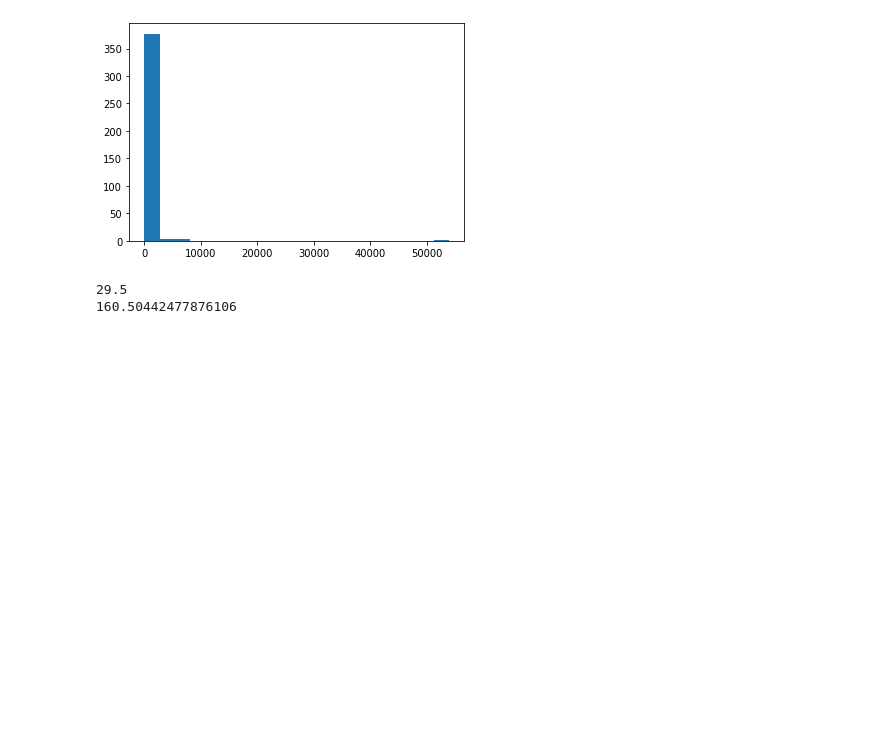
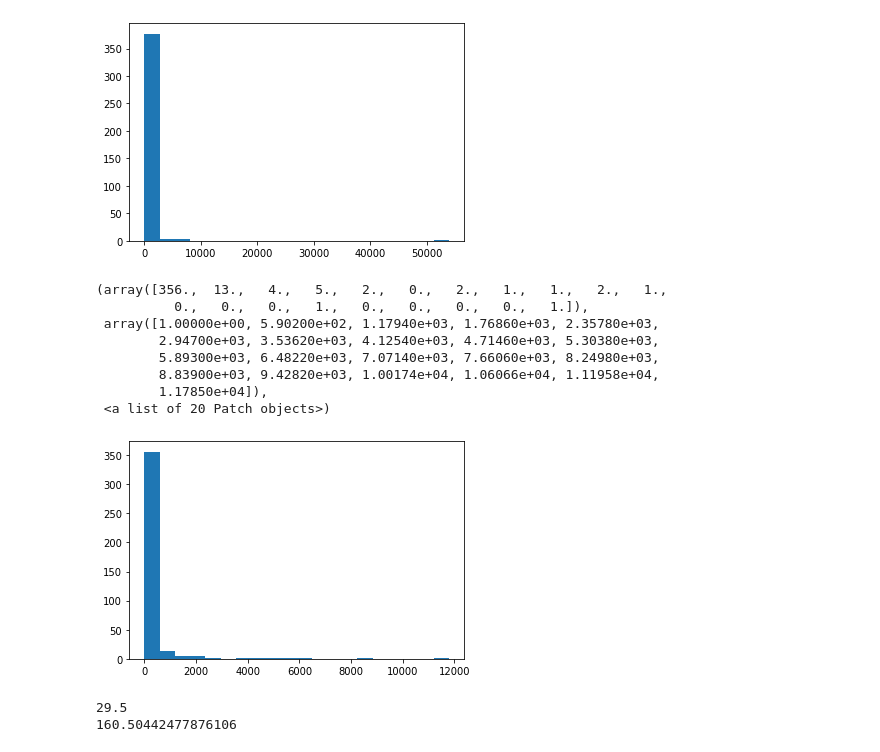
Before and after one commit to calebchiam/Cornell-Conversational-Analysis-Toolkit, a Jupyter notebook: convokit/SRILM/lm_training/lm_training-gunforums.ipynb, the cells around one changed output. Cells and saved outputs as stored; diff of their text form; code cells hidden in the pictures; blank space fills up the shorter version.

```diff
--- a/convokit/SRILM/lm_training/lm_training-gunforums.ipynb
+++ b/convokit/SRILM/lm_training/lm_training-gunforums.ipynb
@@ -75,13 +76,15 @@ random_user = next(forum_corpus.iter_users())
 # %%
 antigun_users = []
 progun_users = []
-
+moderate_users = []
 for user in forum_corpus.iter_users():
     lean = user.meta.get('lean', None)
     if lean in {'Liberal', 'Very Liberal', 'Progressive'}:
         antigun_users.append(user)
     elif lean in {'Libertarian - Right', 'Conservative', 'Very Conservative'}:
         progun_users.append(user)
+    elif lean in {'Independent', 'Centrist', 'Moderate'}:
+        moderate_users.append(user)
 # %%
 len(antigun_users)
 # %% [output]
@@ -97,6 +104,7 @@ import matplotlib.pyplot as plt
 # %%
 num_utts_antigun_users = [len(list(user.iter_utterances())) for user in antigun_users]
 num_utts_progun_users = [len(list(user.iter_utterances())) for user in progun_users]
+num_utts_moderate_users = [len(list(user.iter_utterances())) for user in moderate_users]
 # %%
 plt.hist(num_utts_antigun_users, bins=20)
 # %% [output]
@@ -124,6 +132,18 @@ plt.hist(num_utts_progun_users, bins=20) # holy shit that guy at 7500
         5.392400e+04]),
  <a list of 20 Patch objects>)
 [figure]
+# %%
+plt.hist(num_utts_moderate_users, bins=20) # holy shit that guy at 7500
+# %% [output]
+(array([356.,  13.,   4.,   5.,   2.,   0.,   2.,   1.,   1.,   2.,   1.,
+          0.,   0.,   0.,   1.,   0.,   0.,   0.,   0.,   1.]),
+ array([1.00000e+00, 5.90200e+02, 1.17940e+03, 1.76860e+03, 2.35780e+03,
+        2.94700e+03, 3.53620e+03, 4.12540e+03, 4.71460e+03, 5.30380e+03,
+        5.89300e+03, 6.48220e+03, 7.07140e+03, 7.66060e+03, 8.24980e+03,
+        8.83900e+03, 9.42820e+03, 1.00174e+04, 1.06066e+04, 1.11958e+04,
+        1.17850e+04]),
+ <a list of 20 Patch objects>)
+[figure, added]
 # %%
 import numpy as np
 # %%
```
Also changed, not shown: parts of 26 cells of this notebook, 5 other files.
